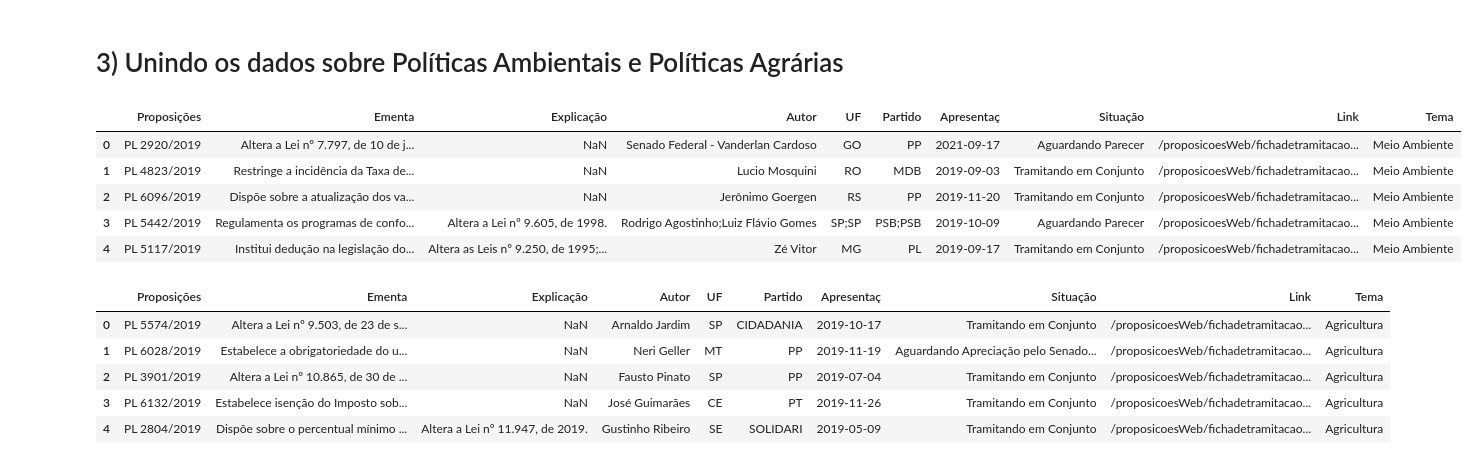
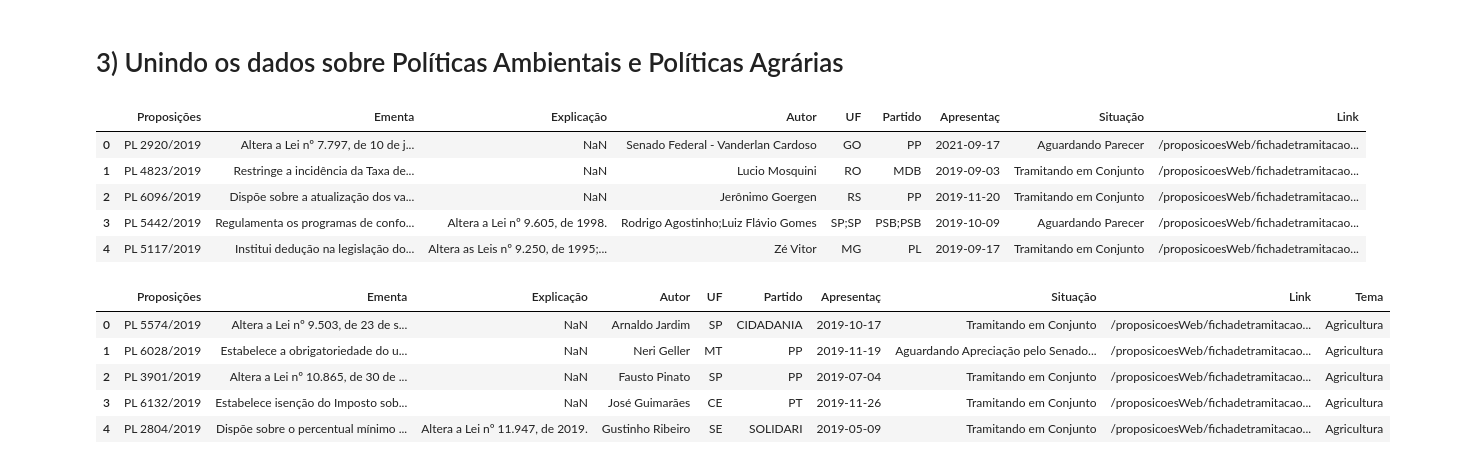
Before and after one commit to joaoleon/agrarian-and-environmental-policies, a Jupyter notebook: leis_meio_ambiente_agricultura.ipynb, the cells around one changed output. Cells and saved outputs as stored; diff of their text form; code cells hidden in the pictures.

Commit message:
Dados de leis sobre meio ambiente e agricultura

```diff
--- a/leis_meio_ambiente_agricultura.ipynb
+++ b/leis_meio_ambiente_agricultura.ipynb
@@ -261,17 +261,16 @@ legislacao_agricultura_final
 # %%
 # Criando uma nova coluna Tema que trata sobre a temática da lei
 
 leis_meio_ambiente_org['Tema'] = 'Meio Ambiente'
-lei_meio_ambiente = leis_meio_ambiente_org.drop('Tipo', axis=1)
 
-lei_meio_ambiente.head()
+leis_meio_ambiente.head()
 # %% [output]
-|  | Proposições | Ementa | Explicação | Autor | UF | Partido | Apresentaç | Situação | Link | Tema |
-| 0 | PL 2920/2019 | Altera a Lei nº 7.797, de 10 de j... | NaN | Senado Federal - Vanderlan Cardoso | GO | PP | 2021-09-17 | Aguardando Parecer | /proposicoesWeb/fichadetramitacao... | Meio Ambiente |
-| 1 | PL 4823/2019 | Restringe a incidência da Taxa de... | NaN | Lucio Mosquini | RO | MDB | 2019-09-03 | Tramitando em Conjunto | /proposicoesWeb/fichadetramitacao... | Meio Ambiente |
-| 2 | PL 6096/2019 | Dispõe sobre a atualização dos va... | NaN | Jerônimo Goergen | RS | PP | 2019-11-20 | Tramitando em Conjunto | /proposicoesWeb/fichadetramitacao... | Meio Ambiente |
-| 3 | PL 5442/2019 | Regulamenta os programas de confo... | Altera a Lei nº 9.605, de 1998. | Rodrigo Agostinho;Luiz Flávio Gomes | SP;SP | PSB;PSB | 2019-10-09 | Aguardando Parecer | /proposicoesWeb/fichadetramitacao... | Meio Ambiente |
-| 4 | PL 5117/2019 | Institui dedução na legislação do... | Altera as Leis nº 9.250, de 1995;... | Zé Vitor | MG | PL | 2019-09-17 | Tramitando em Conjunto | /proposicoesWeb/fichadetramitacao... | Meio Ambiente |
+|  | Proposições | Ementa | Explicação | Autor | UF | Partido | Apresentaç | Situação | Link |
+| 0 | PL 2920/2019 | Altera a Lei nº 7.797, de 10 de j... | NaN | Senado Federal - Vanderlan Cardoso | GO | PP | 2021-09-17 | Aguardando Parecer | /proposicoesWeb/fichadetramitacao... |
+| 1 | PL 4823/2019 | Restringe a incidência da Taxa de... | NaN | Lucio Mosquini | RO | MDB | 2019-09-03 | Tramitando em Conjunto | /proposicoesWeb/fichadetramitacao... |
+| 2 | PL 6096/2019 | Dispõe sobre a atualização dos va... | NaN | Jerônimo Goergen | RS | PP | 2019-11-20 | Tramitando em Conjunto | /proposicoesWeb/fichadetramitacao... |
+| 3 | PL 5442/2019 | Regulamenta os programas de confo... | Altera a Lei nº 9.605, de 1998. | Rodrigo Agostinho;Luiz Flávio Gomes | SP;SP | PSB;PSB | 2019-10-09 | Aguardando Parecer | /proposicoesWeb/fichadetramitacao... |
+| 4 | PL 5117/2019 | Institui dedução na legislação do... | Altera as Leis nº 9.250, de 1995;... | Zé Vitor | MG | PL | 2019-09-17 | Tramitando em Conjunto | /proposicoesWeb/fichadetramitacao... |
 # %%
 # Criando uma nova coluna Tema que trata sobre a temática da lei
 
```
Also changed, not shown: parts of 4 cells of this notebook, 1 other file.
